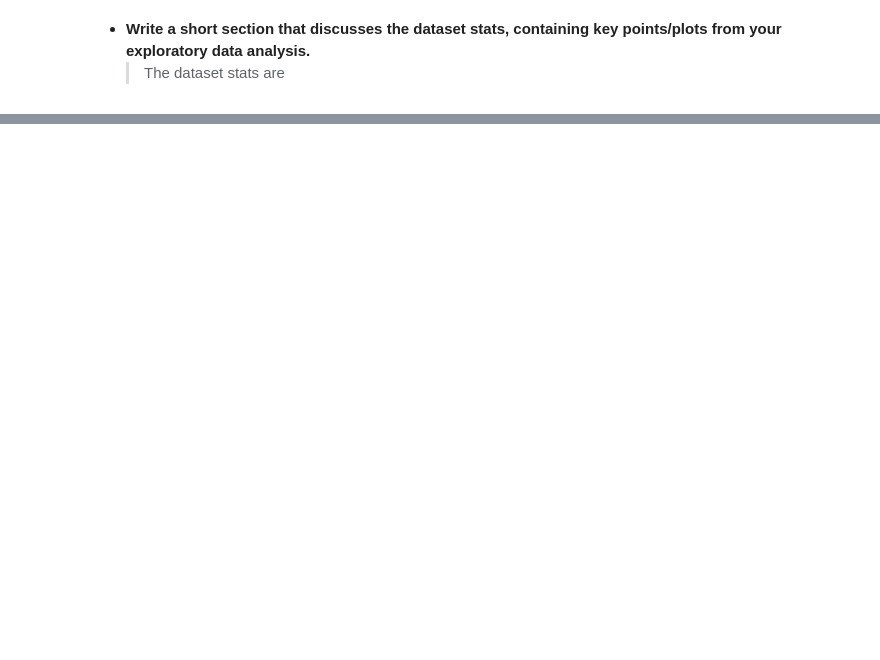
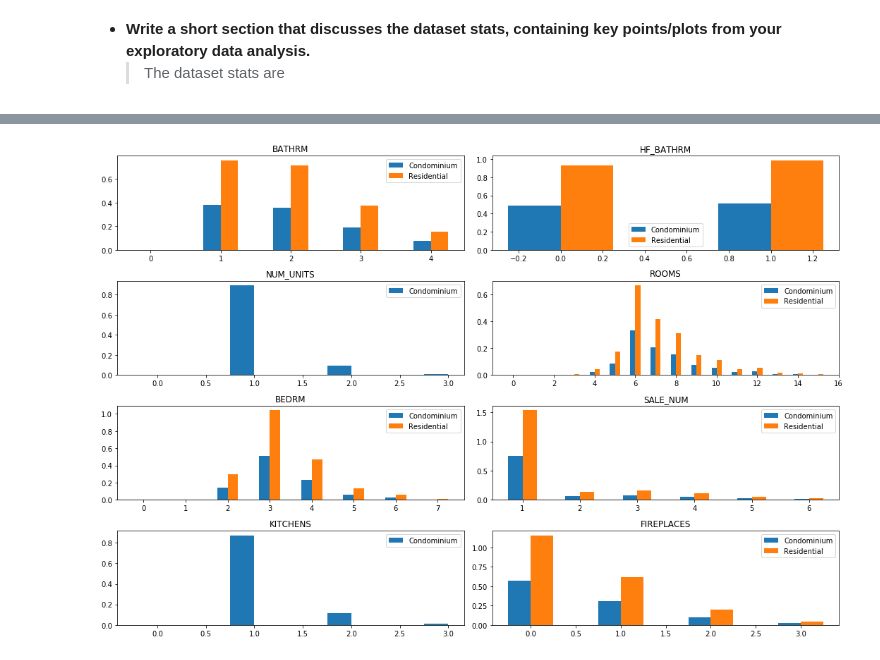
Before and after one commit to goh12/socialdataanalysis2020-finalproject, a Jupyter notebook: Explanatory/ExplainerNotebook.ipynb, the cells around one changed output, grey strips where cells are left out. Cells and saved outputs as stored; diff of their text form; code cells hidden in the pictures; blank space fills up the shorter version.

```diff
--- a/Explanatory/ExplainerNotebook.ipynb
+++ b/Explanatory/ExplainerNotebook.ipynb
@@ -47,0 +100,16 @@ plt.show()
+# %%
+useless_vars = ['ZIPCODE','CENSUS_BLOCK','SQUARE','BLDG_NUM']
+other_vars = ['FULLADDRESS','CITY','X','Y','NATIONALGRID','CMPLX_NUM','STATE']
+
+region_vars = ['ASSESSMENT_NBHD','ASSESSMENT_SUBNBHD','WARD','QUADRANT','CENSUS_TRACT']
+
+cat_vars = ['HEAT','AC','QUALIFIED','STYLE','STRUCT','GRADE','CNDTN','EXTWALL','ROOF','INTWALL','USECODE']
+
+df.loc[:,cat_vars] = df.loc[:,cat_vars].astype(str)
+df.loc[:,cat_vars].iloc[:3]
+
+integer_vars = ['BATHRM','HF_BATHRM','NUM_UNITS','ROOMS',
+                'BEDRM','SALE_NUM',
+                'KITCHENS','FIREPLACES','STORIES']
+df.loc[:,integer_vars] = df.loc[:,integer_vars].astype(float)
+df.loc[:,integer_vars].iloc[:3]
@@ -47,0 +121,4 @@ plt.show()
+# %%
+float_vars = ['LATITUDE','LONGITUDE','PRICE','GBA','LIVING_GBA','LANDAREA','AYB','YR_RMDL','EYB']
+df.loc[:,float_vars] = df.loc[:,float_vars].astype(float)
+df.loc[:,float_vars].iloc[:3]
@@ -54,0 +274,24 @@ plt.show()
+# %%
+f,axes = plt.subplots(len(integer_vars)//2,2,figsize=(15,10))
+axes = np.ravel(axes)
+for ax,col in zip(axes,integer_vars):
+#     print(col)
+    tmp_data = df.loc[:,col]
+    tmp_data = tmp_data[tmp_data < tmp_data.quantile(0.995)]
+    tmp_data_cond = tmp_data.loc[df.loc[:,'SOURCE'] == 'Residential']
+    tmp_data_res = tmp_data.loc[df.loc[:,'SOURCE'] == 'Condominium']
+    cond_counts = tmp_data_cond.value_counts()
+    res_counts = tmp_data_res.value_counts()
+    width = 0.5
+    if len(tmp_data_cond) > 0:
+        ax.bar(cond_counts.index-width/4,cond_counts/len(tmp_data_cond),width=width/2)
+    if len(tmp_data_res) > 0:
+        ax.bar(cond_counts.index+width/4,cond_counts/len(tmp_data_res),width=width/2)
+
+    ax.legend(['Condominium','Residential'])
+    ax.set_title(col)
+
+plt.tight_layout()
+plt.show()
+# %% [output]
+[figure, added]
```
Also changed, not shown: parts of 58 cells of this notebook, 12 other files.
